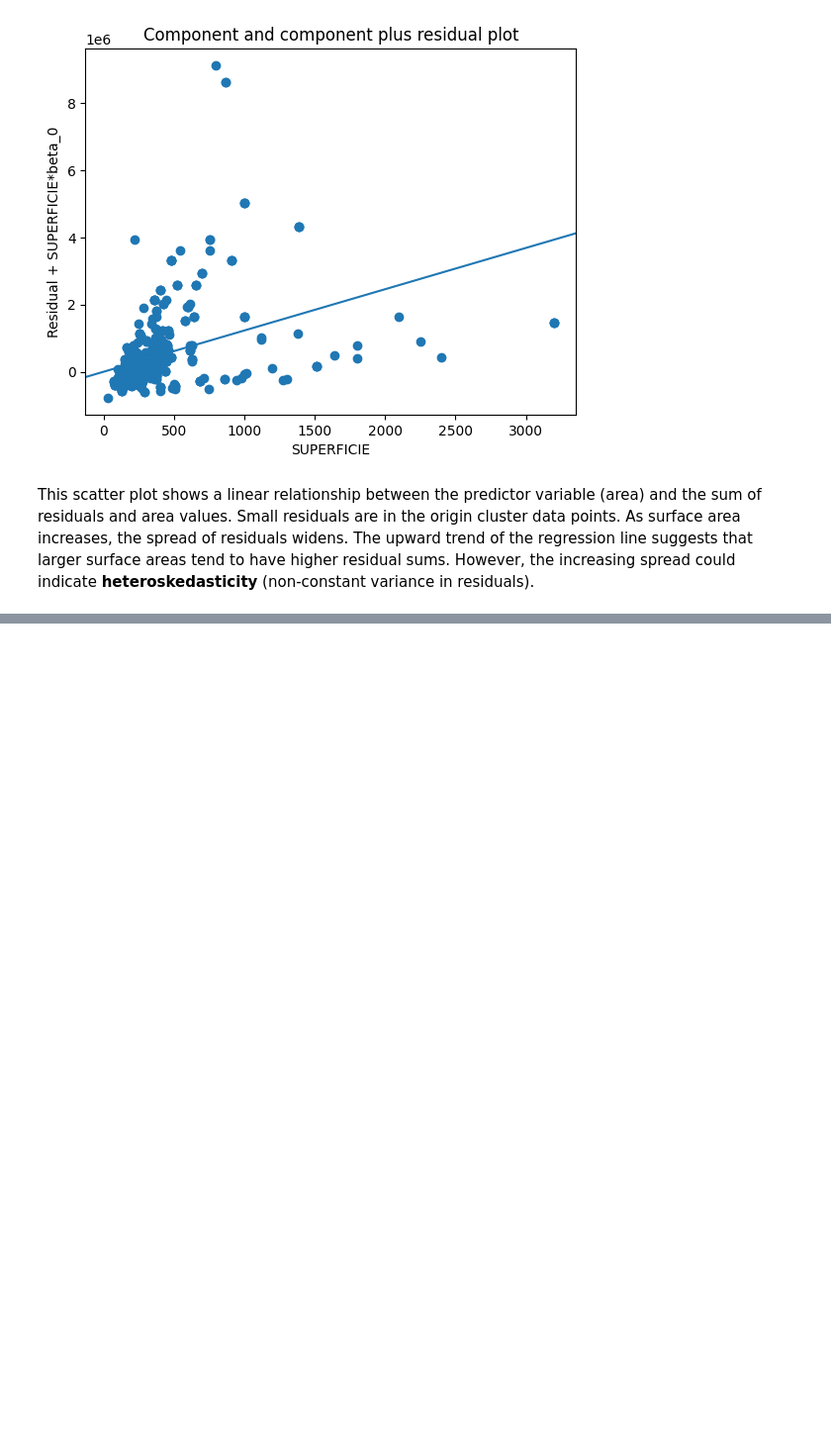
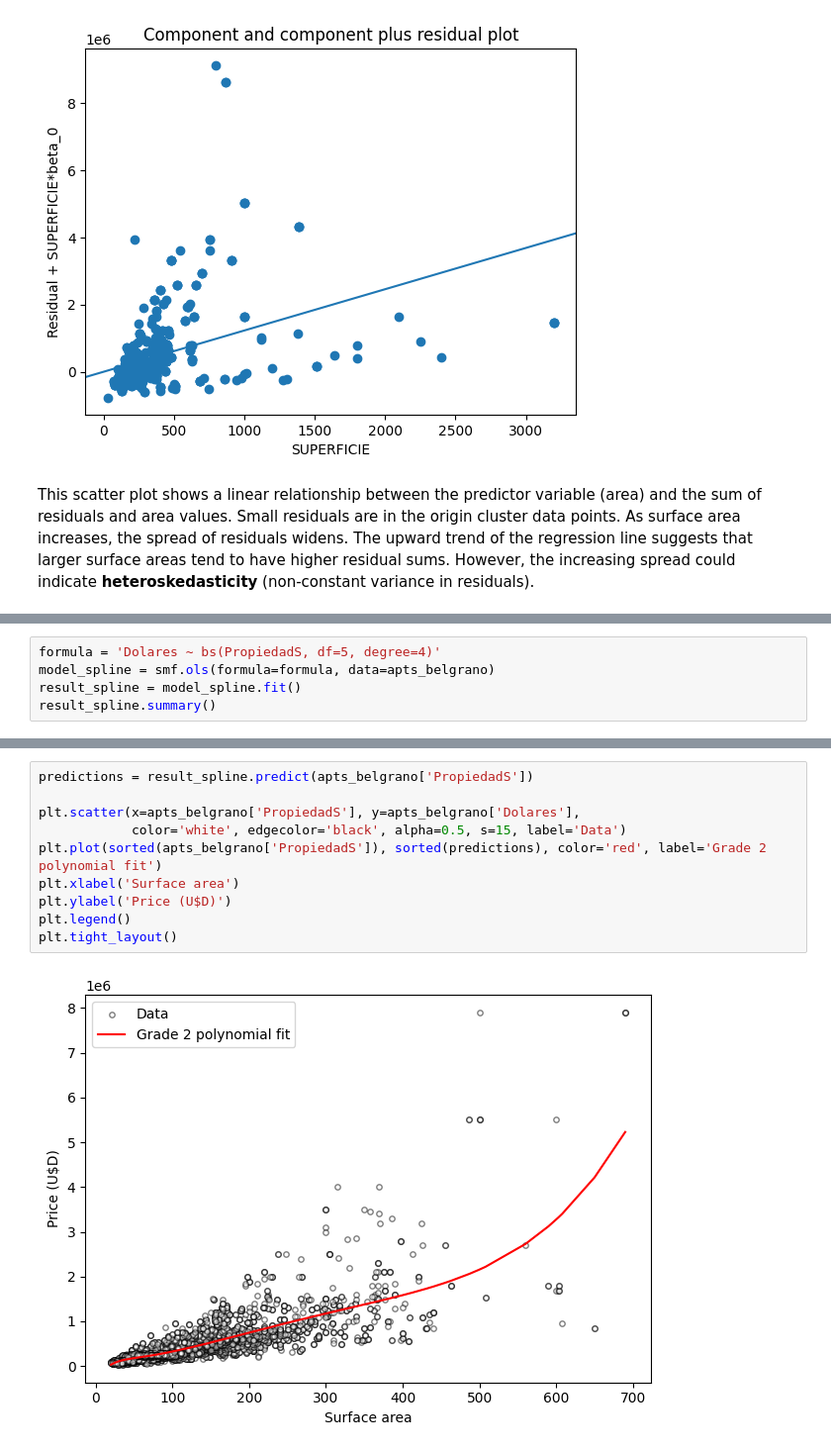
Before and after one commit to matuneville/practical-statistics-book, a Jupyter notebook: src/04-Regression_&_Prediction/chapter_04_py.ipynb, the cells around one changed output, grey strips where cells are left out. Shown at 99% size. Cells and saved outputs as stored; diff of their text form; blank space fills up the shorter version.

```diff
--- a/src/04-Regression_&_Prediction/chapter_04_py.ipynb
+++ b/src/04-Regression_&_Prediction/chapter_04_py.ipynb
@@ -474,0 +486,5 @@ strong multicollinearity or other numerical problems.
+# %%
+formula = 'Dolares ~ bs(PropiedadS, df=5, degree=4)'
+model_spline = smf.ols(formula=formula, data=apts_belgrano)
+result_spline = model_spline.fit()
+result_spline.summary()
@@ -474,0 +515,12 @@ strong multicollinearity or other numerical problems.
+# %%
+predictions = result_spline.predict(apts_belgrano['PropiedadS'])
+
+plt.scatter(x=apts_belgrano['PropiedadS'], y=apts_belgrano['Dolares'],
+            color='white', edgecolor='black', alpha=0.5, s=15, label='Data')
+plt.plot(sorted(apts_belgrano['PropiedadS']), sorted(predictions), color='red', label='Grade 2 polynomial fit')
+plt.xlabel('Surface area')
+plt.ylabel('Price (U$D)')
+plt.legend()
+plt.tight_layout()
+# %% [output]
+[figure, added]
```
Also changed, not shown: parts of 7 cells of this notebook.
